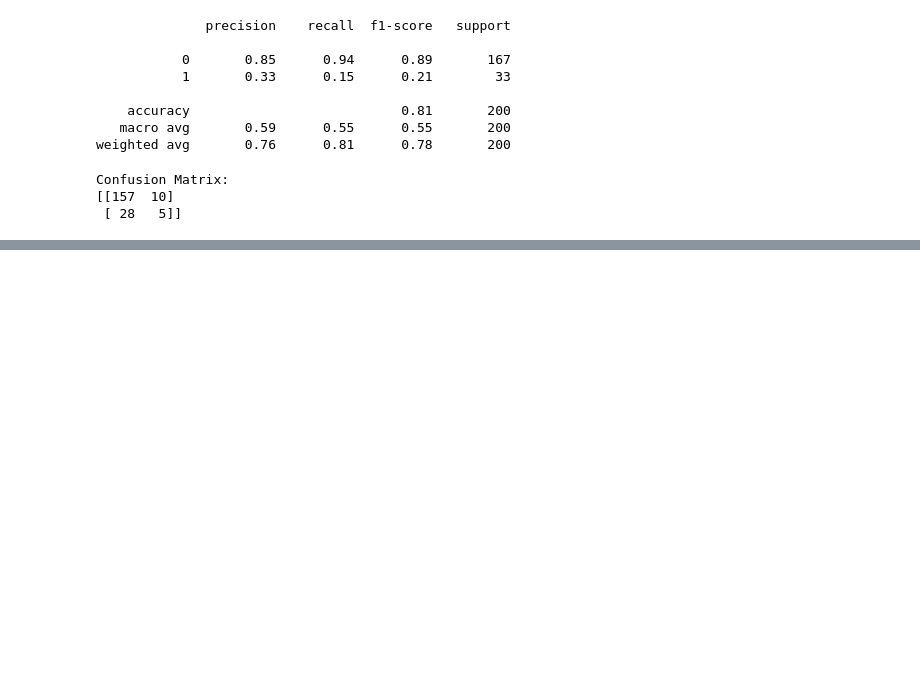
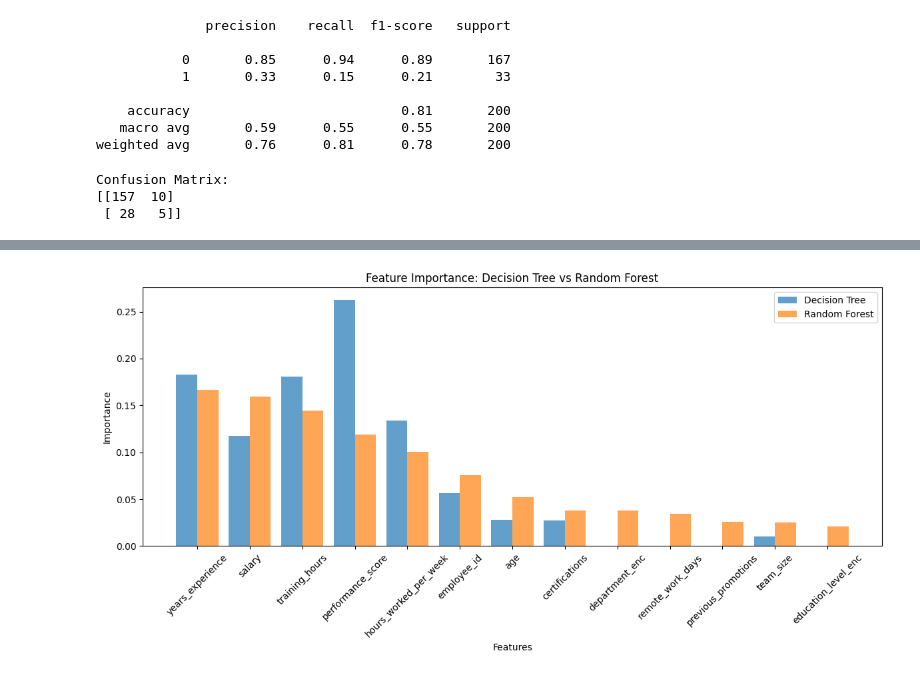
Before and after one commit to HetanshWaghela/ML_notebooks, a Jupyter notebook: regression/decision_forest.ipynb, the cells around one changed output, grey strips where cells are left out. Cells and saved outputs as stored; diff of their text form; code cells hidden in the pictures; blank space fills up the shorter version.

Commit message:
Editing the random forest notebook

```diff
--- a/regression/decision_forest.ipynb
+++ b/regression/decision_forest.ipynb
@@ -261,3 +261,9 @@ print(cm_dt)
 Confusion Matrix:
 [[157  10]
  [ 28   5]]
+# %%
+rf_model= RandomForestClassifier(random_state=42, n_estimators=100, max_depth=5)
+rf_model.fit(X_train, y_train)
+y_pred_rf = rf_model.predict(X_test)
+rf_accuracy = accuracy_score(y_test, y_pred_rf)
+print(f"Random Forest Accuracy: {rf_accuracy:.3f}")
@@ -263,0 +295,14 @@ Confusion Matrix:
+# %%
+dt_importance = dt_model.feature_importances_
+rf_importance = rf_model.feature_importances_
+feature_names = X.columns
+
+importance= pd.DataFrame({
+    'Feature': feature_names,
+    'Decision Tree Importance': dt_importance,
+    'Random Forest Importance': rf_importance
+})
+
+importance = importance.sort_values(by='Random Forest Importance', ascending=False)
+
+print (importance)
@@ -263,0 +324,18 @@ Confusion Matrix:
+# %%
+plt.figure(figsize=(12, 6))
+x_pos = range(len(feature_names))
+
+plt.bar([p - 0.2 for p in x_pos], importance['Decision Tree Importance'],
+        width=0.4, label='Decision Tree', alpha=0.7)
+plt.bar([p + 0.2 for p in x_pos], importance['Random Forest Importance'],
+        width=0.4, label='Random Forest', alpha=0.7)
+
+plt.xlabel('Features')
+plt.ylabel('Importance')
+plt.title('Feature Importance: Decision Tree vs Random Forest')
+plt.xticks(x_pos, importance['Feature'], rotation=45)
+plt.legend()
+plt.tight_layout()
+plt.show()
+# %% [output]
+[figure, added]
```
Also changed, not shown: parts of 6 cells of this notebook.
